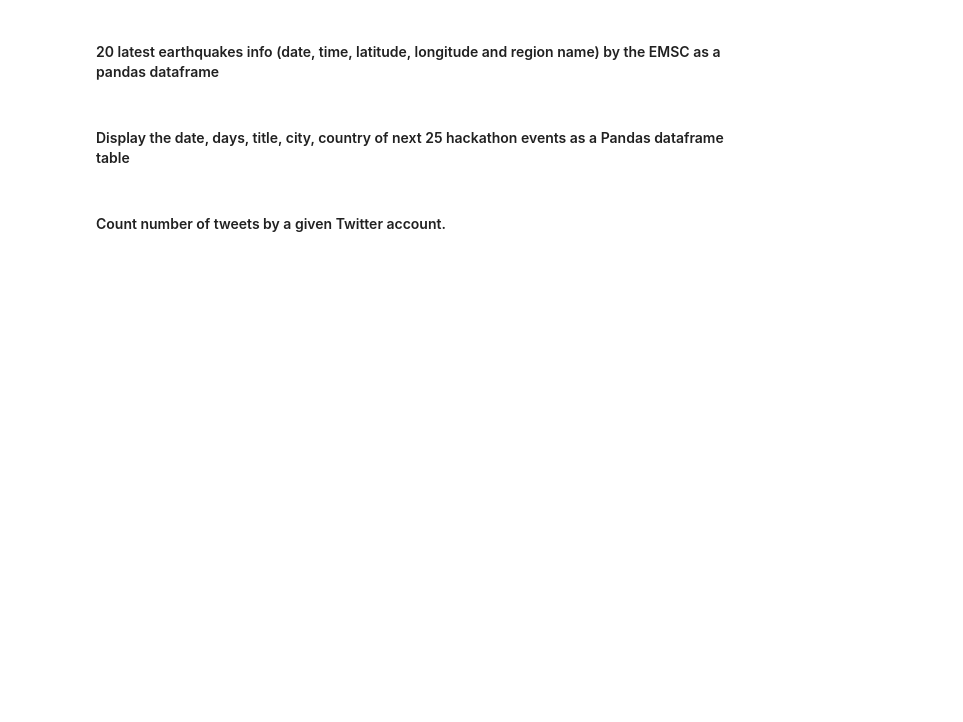
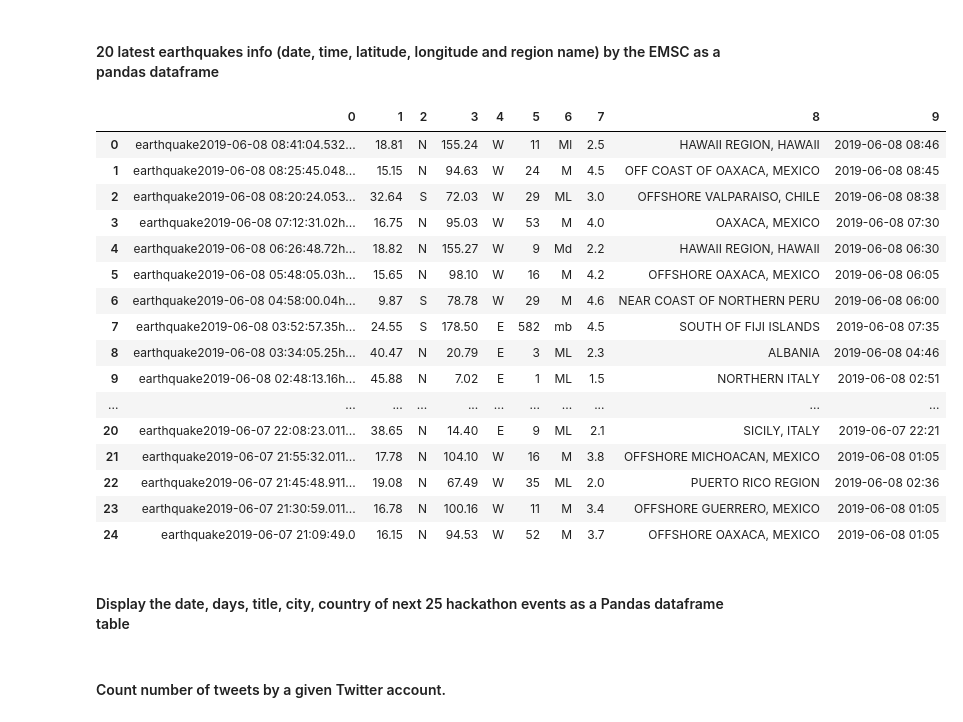
Before and after one commit to fuentebermudez/data-labs, a Jupyter notebook: module-1/lab-web-scraping/your-code/main.ipynb, the cells around one changed output. Cells and saved outputs as stored; diff of their text form; code cells hidden in the pictures; blank space fills up the shorter version.

```diff
--- a/module-1/lab-web-scraping/your-code/main.ipynb
+++ b/module-1/lab-web-scraping/your-code/main.ipynb
@@ -272,3 +287,39 @@ url = 'https://www.emsc-csem.org/Earthquake/'
+# %%
+#your code
+rq=requests.get(url)
+soup=BeautifulSoup(rq.text)
+rows=soup.find_all("tr",'ligne1 normal')
+
+earthquakes=[]
+for row in rows:
+    cells=row.find_all('td')
+    list_values=[]
+
+    for cell in cells:
+        if cell.text!='':
+            list_values.append(cell.text.strip())
+    earthquakes.append(list_values)
+
+earthquakes=pd.DataFrame(earthquakes)
+earthquakes
+# %% [output]
+|  | 0 | 1 | 2 | 3 | 4 | 5 | 6 | 7 | 8 | 9 |
+| 0 | earthquake2019-06-08 08:41:04.532... | 18.81 | N | 155.24 | W | 11 | Ml | 2.5 | HAWAII REGION, HAWAII | 2019-06-08 08:46 |
+| 1 | earthquake2019-06-08 08:25:45.048... | 15.15 | N | 94.63 | W | 24 | M | 4.5 | OFF COAST OF OAXACA, MEXICO | 2019-06-08 08:45 |
+| 2 | earthquake2019-06-08 08:20:24.053... | 32.64 | S | 72.03 | W | 29 | ML | 3.0 | OFFSHORE VALPARAISO, CHILE | 2019-06-08 08:38 |
+| 3 | earthquake2019-06-08 07:12:31.02h... | 16.75 | N | 95.03 | W | 53 | M | 4.0 | OAXACA, MEXICO | 2019-06-08 07:30 |
+| 4 | earthquake2019-06-08 06:26:48.72h... | 18.82 | N | 155.27 | W | 9 | Md | 2.2 | HAWAII REGION, HAWAII | 2019-06-08 06:30 |
+| 5 | earthquake2019-06-08 05:48:05.03h... | 15.65 | N | 98.10 | W | 16 | M | 4.2 | OFFSHORE OAXACA, MEXICO | 2019-06-08 06:05 |
+| 6 | earthquake2019-06-08 04:58:00.04h... | 9.87 | S | 78.78 | W | 29 | M | 4.6 | NEAR COAST OF NORTHERN PERU | 2019-06-08 06:00 |
+| 7 | earthquake2019-06-08 03:52:57.35h... | 24.55 | S | 178.50 | E | 582 | mb | 4.5 | SOUTH OF FIJI ISLANDS | 2019-06-08 07:35 |
+| 8 | earthquake2019-06-08 03:34:05.25h... | 40.47 | N | 20.79 | E | 3 | ML | 2.3 | ALBANIA | 2019-06-08 04:46 |
+| 9 | earthquake2019-06-08 02:48:13.16h... | 45.88 | N | 7.02 | E | 1 | ML | 1.5 | NORTHERN ITALY | 2019-06-08 02:51 |
+| ... | ... | ... | ... | ... | ... | ... | ... | ... | ... | ... |
+| 20 | earthquake2019-06-07 22:08:23.011... | 38.65 | N | 14.40 | E | 9 | ML | 2.1 | SICILY, ITALY | 2019-06-07 22:21 |
+| 21 | earthquake2019-06-07 21:55:32.011... | 17.78 | N | 104.10 | W | 16 | M | 3.8 | OFFSHORE MICHOACAN, MEXICO | 2019-06-08 01:05 |
+| 22 | earthquake2019-06-07 21:45:48.911... | 19.08 | N | 67.49 | W | 35 | ML | 2.0 | PUERTO RICO REGION | 2019-06-08 02:36 |
+| 23 | earthquake2019-06-07 21:30:59.011... | 16.78 | N | 100.16 | W | 11 | M | 3.4 | OFFSHORE GUERRERO, MEXICO | 2019-06-08 01:05 |
+| 24 | earthquake2019-06-07 21:09:49.0 | 16.15 | N | 94.53 | W | 52 | M | 3.7 | OFFSHORE OAXACA, MEXICO | 2019-06-08 01:05 |
 # %% [markdown]
 #### Display the date, days, title, city, country of next 25 hackathon events as a Pandas dataframe table
 # %%
```
Also changed, not shown: parts of 10 cells of this notebook.
